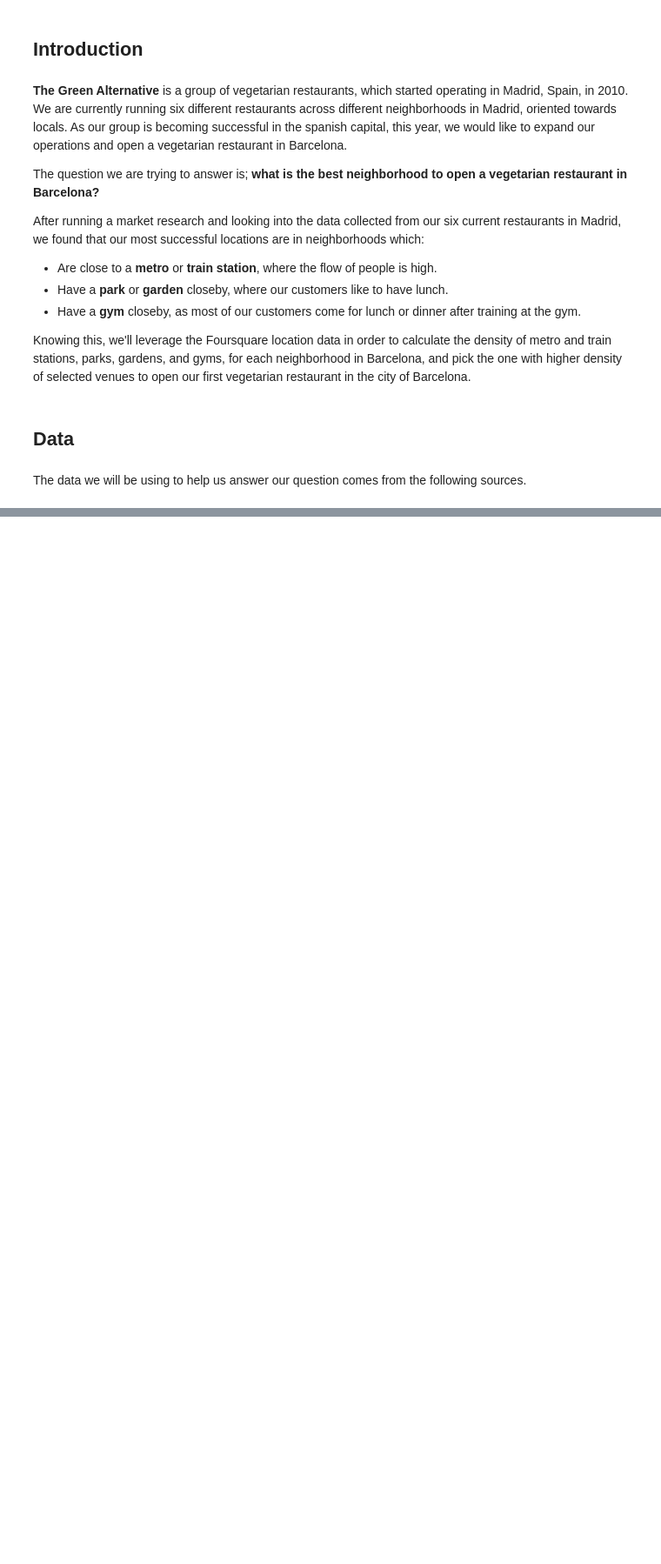
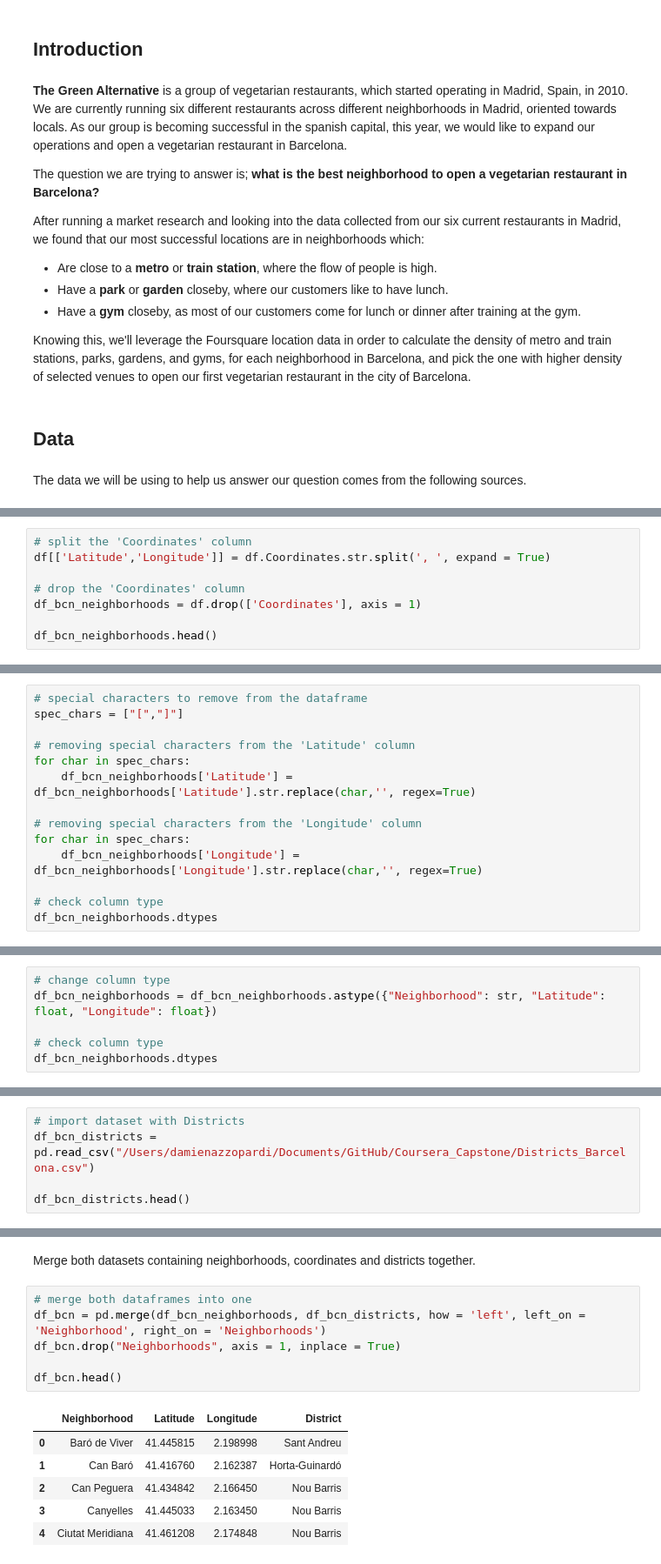
Before and after one commit to DamienAzzopardi/Coursera_Capstone, a Jupyter notebook: Capstone Project - The Battle of Neighborhoods.ipynb, the cells around one changed output, grey strips where cells are left out. Shown: that part at 87% size. Drawn from its saved outputs; the diff is of its cells as text; blank space fills up the shorter version.

Commit message:
Submitting Capstone Project - The Battle of Neighborhoods Week 2 (progress)

```diff
--- a/Capstone Project - The Battle of Neighborhoods.ipynb
+++ b/Capstone Project - The Battle of Neighborhoods.ipynb
@@ -55,0 +114,8 @@ We will leverage the Foursquare location data in order to calculate the density
+# %%
+# split the 'Coordinates' column
+df[['Latitude','Longitude']] = df.Coordinates.str.split(', ', expand = True)
+
+# drop the 'Coordinates' column
+df_bcn_neighborhoods = df.drop(['Coordinates'], axis = 1)
+
+df_bcn_neighborhoods.head()
@@ -55,0 +131,14 @@ We will leverage the Foursquare location data in order to calculate the density
+# %%
+# special characters to remove from the dataframe
+spec_chars = ["[","]"]
+
+# removing special characters from the 'Latitude' column
+for char in spec_chars:
+    df_bcn_neighborhoods['Latitude'] = df_bcn_neighborhoods['Latitude'].str.replace(char,'', regex=True)
+
+# removing special characters from the 'Longitude' column
+for char in spec_chars:
+    df_bcn_neighborhoods['Longitude'] = df_bcn_neighborhoods['Longitude'].str.replace(char,'', regex=True)
+
+# check column type
+df_bcn_neighborhoods.dtypes
@@ -55,0 +152,6 @@ We will leverage the Foursquare location data in order to calculate the density
+# %%
+# change column type
+df_bcn_neighborhoods = df_bcn_neighborhoods.astype({"Neighborhood": str, "Latitude": float, "Longitude": float})
+
+# check column type
+df_bcn_neighborhoods.dtypes
@@ -55,0 +178,5 @@ We will leverage the Foursquare location data in order to calculate the density
+# %%
+# import dataset with Districts
+df_bcn_districts = pd.read_csv("/Users/damienazzopardi/Documents/GitHub/Coursera_Capstone/Districts_Barcelona.csv")
+
+df_bcn_districts.head()
@@ -55,0 +190,15 @@ We will leverage the Foursquare location data in order to calculate the density
+# %% [markdown]
+Merge both datasets containing neighborhoods, coordinates and districts together.
+# %%
+# merge both dataframes into one
+df_bcn = pd.merge(df_bcn_neighborhoods, df_bcn_districts, how = 'left', left_on = 'Neighborhood', right_on = 'Neighborhoods')
+df_bcn.drop("Neighborhoods", axis = 1, inplace = True)
+
+df_bcn.head()
+# %% [output]
+|  | Neighborhood | Latitude | Longitude | District |
+| 0 | Baró de Viver | 41.445815 | 2.198998 | Sant Andreu |
+| 1 | Can Baró | 41.416760 | 2.162387 | Horta-Guinardó |
+| 2 | Can Peguera | 41.434842 | 2.166450 | Nou Barris |
+| 3 | Canyelles | 41.445033 | 2.163450 | Nou Barris |
+| 4 | Ciutat Meridiana | 41.461208 | 2.174848 | Nou Barris |
```
Also changed, not shown: parts of 23 cells of this notebook, 1 other file.
